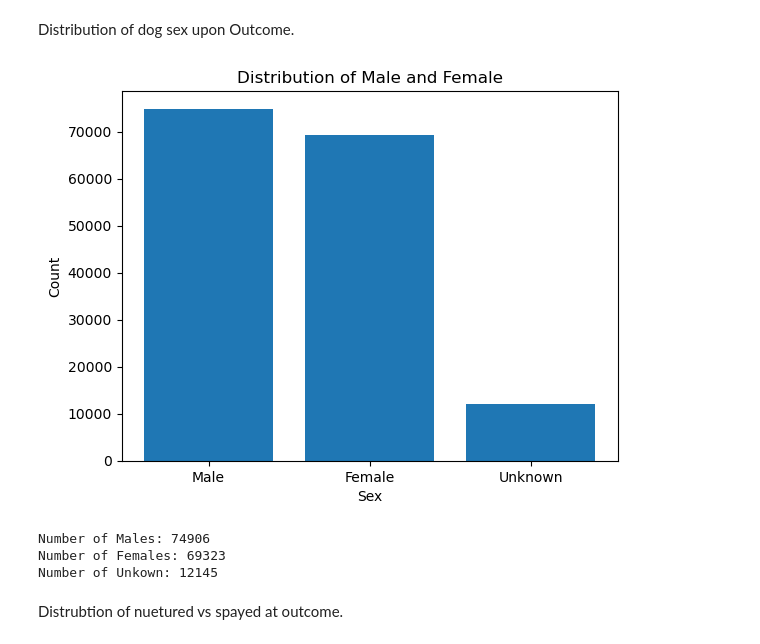
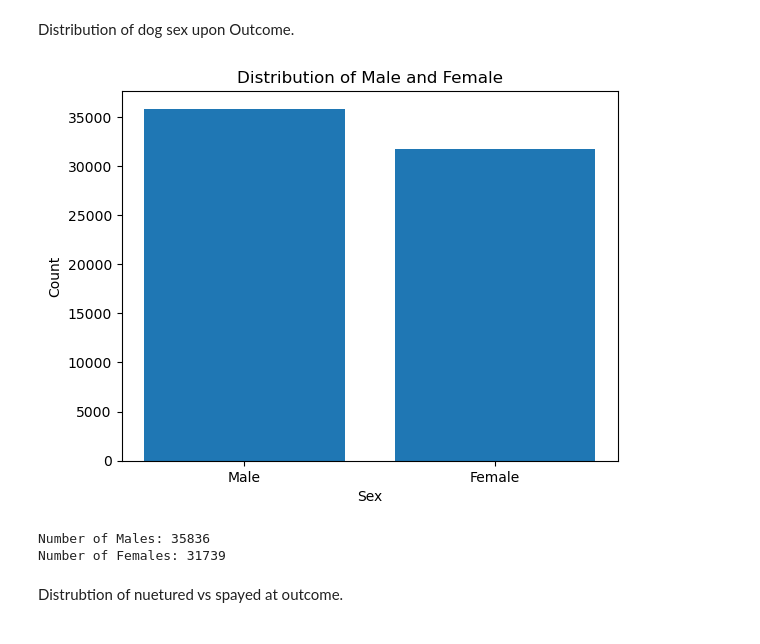
Before and after one commit to shruti2003/MLFinalProject, a Jupyter notebook: ML Final Project.ipynb, the cells around one changed output. Drawn from its saved outputs; the diff is of its cells as text; code cells hidden in the pictures.

Commit message:
fixed data engineering

```diff
--- a/ML Final Project.ipynb
+++ b/ML Final Project.ipynb
@@ -59,6 +59,6 @@ Length after drop Outcome Type:  156376
 # %% [markdown]
 Second, we want to drop "Outcome Subtype". Since most rows have NaN in the "Outcome Subtype" column, it won't be an important column for us to use in our model.
 # %%
-data.drop(columns=['Outcome Subtype'], inplace=True)
+data.drop(columns=['Outcome Subtype', 'Name', 'DateTime', 'Date of Birth', 'Animal ID'], inplace=True)
 data.head()
 # %% [output]
@@ -267,7 +267,7 @@ for category, count in category_counts.items():
 # to do add a size category with the breed to wsize mapping
 breeds_data.loc[:, 'Size'] = breeds_data['Breed'].map(breed_to_category)
 dog_data = breeds_data
-dog_data["Breed"] = dog_data["Size"]
+# dog_data["Breed"] = dog_data["Size"]
 
 # print(len(dog_data))
 # %% [output]
@@ -332,38 +341,34 @@ plt.show()
 # %% [markdown]
 Distribution of dog sex upon Outcome.
 # %%
-sex_upon_outcome = data["Sex upon Outcome"]
+sex_upon_outcome = dog_data["Sex upon Outcome"]
 
 male = 0
 female = 0
-unknown = 0
 
 for outcome in sex_upon_outcome:
     if pd.notna(outcome):
         if "Male" in outcome:
             male += 1
         elif "Female" in outcome:
             female += 1
-        elif "Unknown" in outcome or "nan" in outcome:
-            unknown += 1
 
-categories = ["Male", "Female", "Unknown"]
-counts = [male, female, unknown]
+
+categories = ["Male", "Female"]
+counts = [male, female]
 
 plt.bar(categories, counts)
 plt.title("Distribution of Male and Female")
 plt.xlabel("Sex")
 plt.ylabel("Count")
 plt.show()
 
 print(f"Number of Males: {male}")
 print(f"Number of Females: {female}")
-print(f"Number of Unkown: {unknown}")
 # %% [output]
-[figure, old version]
+[figure, new version]
-Number of Males: 74906
-Number of Females: 69323
-Number of Unkown: 12145
+Number of Males: 35836
+Number of Females: 31739
 # %% [markdown]
 Distrubtion of nuetured vs spayed at outcome.
 # %%
```
Also changed, not shown: parts of 19 cells of this notebook.
